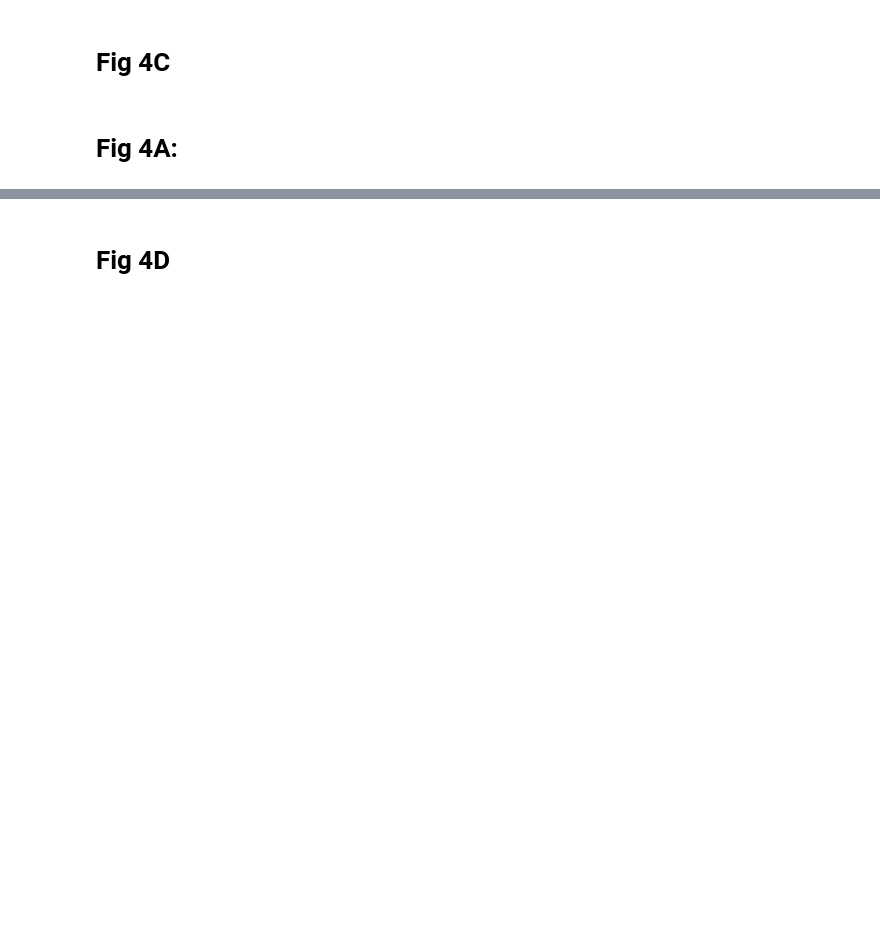
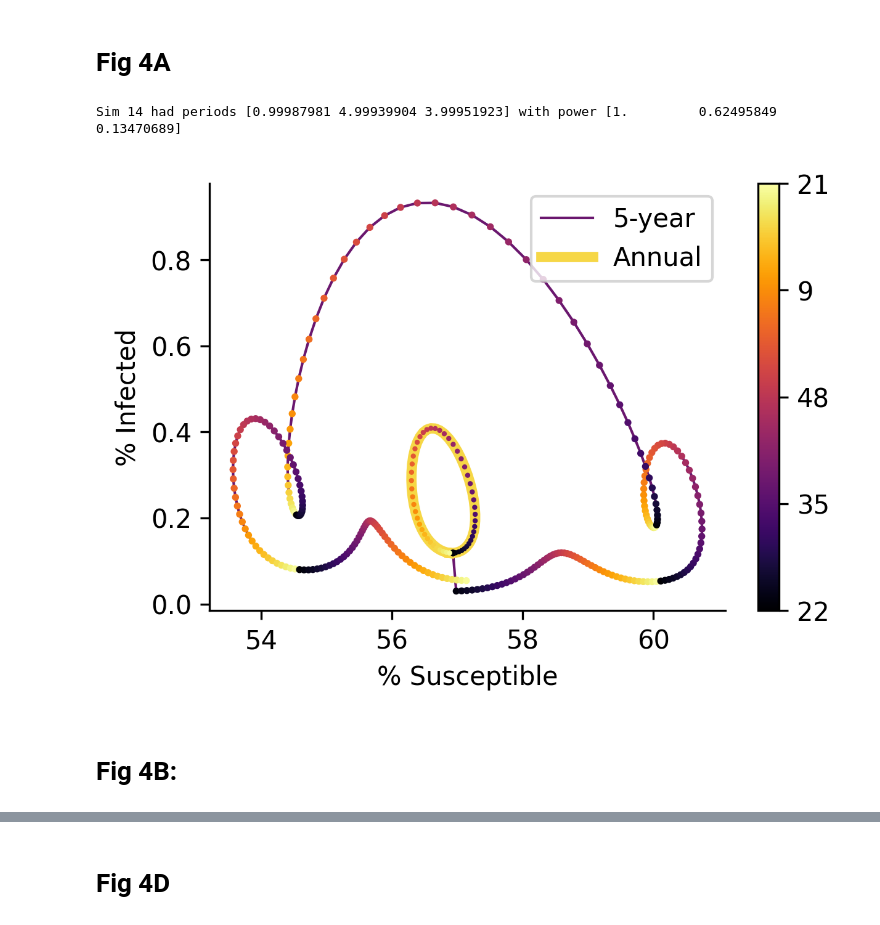
Before and after one commit to BjarkeFN/MycoplasmaDynamics, a Jupyter notebook: Fig4.ipynb, the cells around one changed output, grey strips where cells are left out. Cells and saved outputs as stored; diff of their text form; code cells hidden in the pictures; blank space fills up the shorter version.

```diff
--- a/Fig4.ipynb
+++ b/Fig4.ipynb
@@ -11,27 +11,37 @@ import glob
 import re
 # %%
 def best_draw_to_dict(row):
+    """
+    Convert a series of Stan draws into a structured dict,
+    grouping vector parameters like param[1], param[2], ... into arrays.
+    """
     result = {}
     for col in row.index:
-        # attempt to match something like "paramName[123]"
-        m = re.match(r"(.*)(\d+)(\d+)$", col)
+        # Attempt to match something like "paramName[123]"
+        m = re.match(r"(.*)\[(\d+)\]$", col)
         if m:
             base_name = m.group(1)
             idx = int(m.group(2))  # 1-based index from Stan
             val = row[col]
 
             if base_name not in result:
+                # store them in a dict first, convert to array after.
                 result[base_name] = {}
             result[base_name][idx] = val
         else:
+            # it is a scalar param or a special column like chain__, iter__, ...
             result[col] = row[col]
 
+    # Convert any dict-of-indices to a list or array
+    # Stan uses 1-indexing
     for k, v in list(result.items()):
         if isinstance(v, dict):
+            # v is a dictionary of indices -> values
             max_idx = max(v.keys())
+            # create an array of length = max index
             arr = np.empty(max_idx, dtype=float)
             for i in range(1, max_idx + 1):
-                arr[i - 1] = v[i]
+                arr[i - 1] = v[i]  # shift to zero-indexing
             result[k] = arr
     return result
 # %%
@@ -93,15 +100,15 @@ def run_simulation(t, params, S0, I0, strobe=7):
 
     return t[::strobe], I[::strobe], S[::strobe]
 # %%
-# Simulation setup
+# simulation setup
 n_years = 1100
 
-time_steps_per = 4
+time_steps_per = 8
 
 nth = time_steps_per
 t = np.linspace(0, 52 * n_years, 52 * n_years * time_steps_per)  # Time array, 4 time steps per unit of time
 
-# Read in parameters from fit:
+# read in parameters from fit:
 
 # The parameters from the discrete-time fit are:
 #beta0 :		 mean transmission rate in units of 1/week
@@ -113,7 +120,7 @@ t = np.linspace(0, 52 * n_years, 52 * n_years * time_steps_per)  # Time array, 4
 #S0 :		     initial fraction susceptible
 #I0 :		     initial fraction infected
 
-csv_files = glob.glob('stan_output/sinusoid_2025/*20250404104108*.csv') #
+csv_files = glob.glob('stan_output/sinusoid_2025/*20250801092152*.csv') #
 fit = from_csv(csv_files)
 df_draws = fit.draws_pd()
 lp = df_draws["lp__"]  # log posterior column
@@ -186,7 +193,7 @@ def weeks_from_tseries(tseries, params):
     weekseries = (tseries + week_lowest_transmission - t_lowest_transmission) % 52
     return weekseries
 # %% [markdown]
-# Fig 4C
+# Fig 4A
 # %%
 t = np.linspace(0, 52 * n_years, 52 * n_years * time_steps_per)
 
@@ -211,11 +218,11 @@ for i, n1_weeks in enumerate(start_times):
     params1 = deepcopy(params)
     t_out1, I1, S1 = run_simulation(t1, params1, S[-1], I[-1], strobe=time_steps_per)
     # Then a perturbation:
-    dI = -0.8 * I1[-1]
+    dI = -0.75 * I1[-1]
     I2_0 = I1[-1] + dI
     S2_0 = S1[-1]
     # Resume simulation:
-    n2_years = 10.0
+    n2_years = 20.0
     t0 = t_out1[-1]
     t2 = np.linspace(t0, t0 + 52 * n2_years, int(np.round(52 * n2_years * time_steps_per)))
     params2 = deepcopy(params)
@@ -235,7 +242,7 @@ to_show = 10
 
 fig = plt.figure(figsize=(4.5, 3), dpi=300)
 
-for i in [14]:
+for i in [14]: # Pick out one or more trajectories to show
     t_loc = np.array(devi_traj_times[i])
     I_loc = np.array(I_devi_trajectories[i])
     ppl, ppp = compute_peak_periods(t_loc, I_loc, transient_years=0)
@@ -244,13 +251,14 @@ for i in [14]:
     I_plot = np.array(I_trajectories[i])[-len(t_loc)-1:] * 100
     S_plot = np.array(S_trajectories[i])[-len(t_loc)-1:] * 100
 
-    if close_to(ppl[0], 5) or (ppp[1] > 0.78 and close_to(ppl[1], 5)):
+    if close_to(ppl[0], 5) or (ppp[1] > 0.50 and close_to(ppl[1], 5)):
         print(f"Sim {i} had periods {ppl} with power {ppp}")
         if n_shown < to_show:
             t_loc = [t_loc[0] - 1] + list(t_loc)
+            #t_loc = list(t_loc) + [t_loc[-1] + 1]
             t_loc = np.array(t_loc)
 
-            max_plot_index = int(len(t_loc)/2)-1
+            max_plot_index = 52*5
 
             plt.plot(S_plot[:max_plot_index], I_plot[:max_plot_index], alpha=1, linewidth=1, label=f"5-year", color=plt.cm.inferno(0.3), zorder=1)
 
@@ -259,36 +267,39 @@ for i in [14]:
 
             plt.scatter(S_plot[:max_plot_index], I_plot[:max_plot_index], alpha=1, s=3, color=scatter_colors, zorder=2)
             n_shown += 1
 
 
 plt.plot(S[-53:]*100, I[-53:]*100, color=plt.cm.inferno(0.90), label="Annual", alpha=1, linewidth=4,  zorder=1)
 t_loc_annual = t_out[-53:]
 scatter_colors = plt.cm.inferno((t_loc_annual % 52)/52)
 plt.scatter(S[-53:]*100, I[-53:]*100, color=scatter_colors, alpha=1, s=1, zorder=2)
 plt.legend(loc='upper right')
 
 plt.xlabel("% Susceptible")
 plt.ylabel("% Infected")
 
 ax = plt.gca()
 
 ax.spines['top'].set_visible(False)
 ax.spines['right'].set_visible(False)
 
 cbar = fig.colorbar(cm.ScalarMappable(cmap=plt.cm.inferno ), ax=ax, ticks=[0,0.25, 0.5, 0.75, 1])
 weekseries = weeks_from_tseries(t_loc_annual, params)
 
 w0 = round(weekseries[0])
 cbarticklabels = []
 nticks = 5
 for i in range(nticks):
     cbarticklabels.append(round(weekseries[0] + i * 52/(nticks-1)) % 52)
 cbarticklabels[-1] -= 1
 cbar.ax.set_yticklabels(cbarticklabels)
 
-#plt.savefig('Fig4C.svg')
+plt.savefig('Fig4A.svg')
+# %% [output]
+Sim 14 had periods [0.99987981 4.99939904 3.99951923] with power [1.         0.62495849 0.13470689]
+[figure, added]
 # %% [markdown]
-# Fig 4A:
+# Fig 4B:
 # %%
 t = np.linspace(weeks_from_tseries(0, params), 52 * n_years, 52 * n_years * time_steps_per)
 
```
Also changed, not shown: parts of 7 cells of this notebook.
